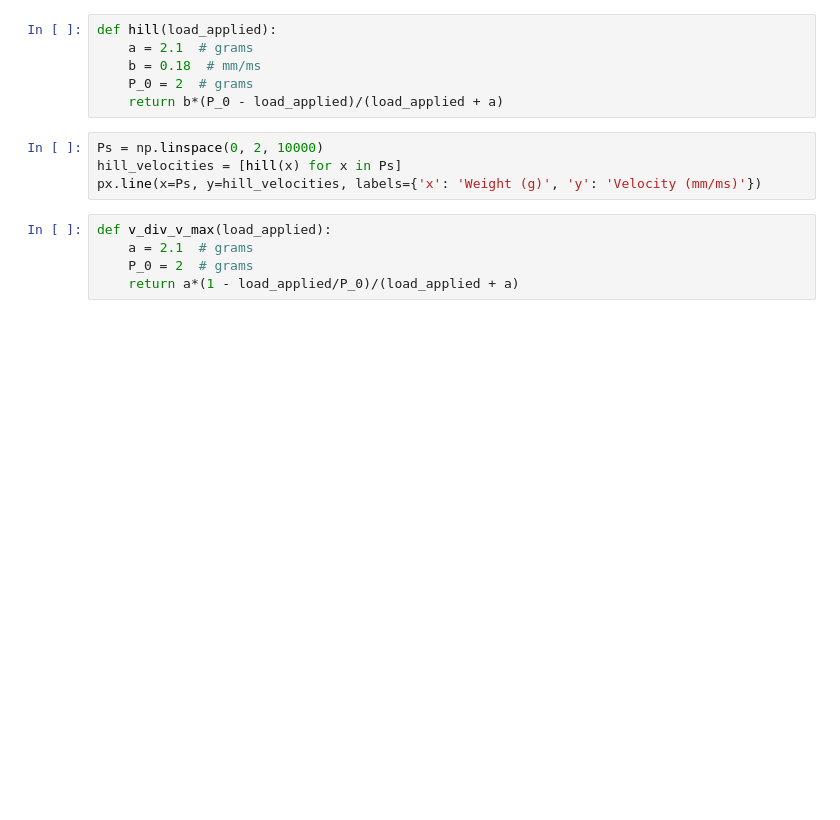
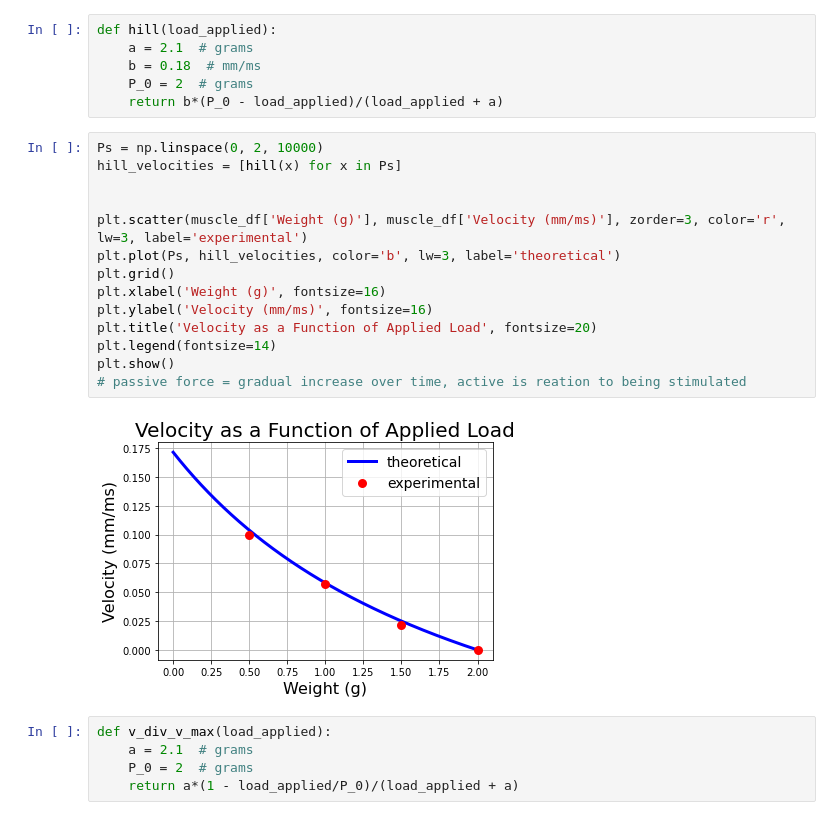
Before and after one commit to jwgerlach00/BME302, a Jupyter notebook: homework3/question1.ipynb, the cells around one changed output. Drawn from its saved outputs; the diff is of its cells as text; blank space fills up the shorter version.

```diff
--- a/homework3/question1.ipynb
+++ b/homework3/question1.ipynb
@@ -15,10 +26,22 @@ def hill(load_applied):
     b = 0.18  # mm/ms
     P_0 = 2  # grams
     return b*(P_0 - load_applied)/(load_applied + a)
-# %%
-Ps = np.linspace(0, 2, 10000)
-hill_velocities = [hill(x) for x in Ps]
-px.line(x=Ps, y=hill_velocities, labels={'x': 'Weight (g)', 'y': 'Velocity (mm/ms)'})
+# %%
+Ps = np.linspace(0, 2, 10000)
+hill_velocities = [hill(x) for x in Ps]
+
+
+plt.scatter(muscle_df['Weight (g)'], muscle_df['Velocity (mm/ms)'], zorder=3, color='r', lw=3, label='experimental')
+plt.plot(Ps, hill_velocities, color='b', lw=3, label='theoretical')
+plt.grid()
+plt.xlabel('Weight (g)', fontsize=16)
+plt.ylabel('Velocity (mm/ms)', fontsize=16)
+plt.title('Velocity as a Function of Applied Load', fontsize=20)
+plt.legend(fontsize=14)
+plt.show()
+# passive force = gradual increase over time, active is reation to being stimulated
+# %% [output]
+[figure, added]
 # %%
 def v_div_v_max(load_applied):
     a = 2.1  # grams
```
Also changed, not shown: parts of 4 cells of this notebook, 9 other files.
